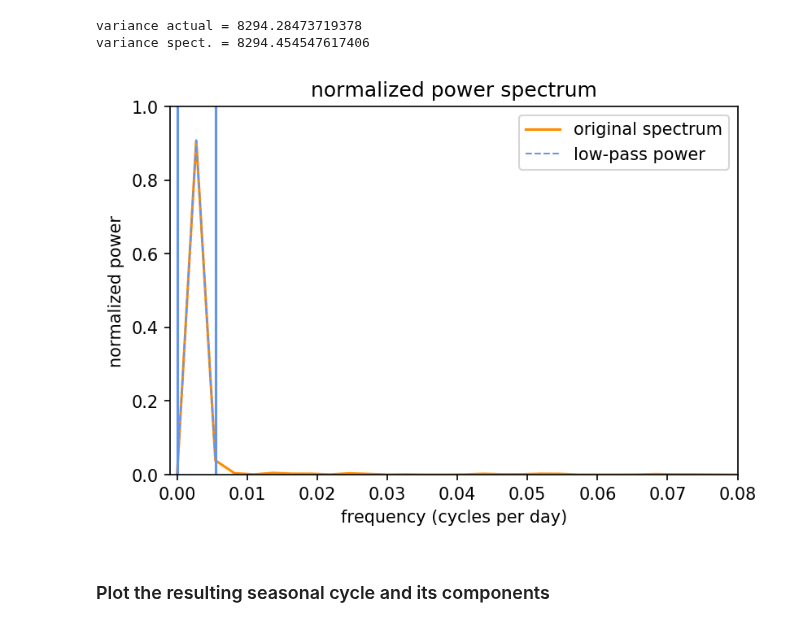
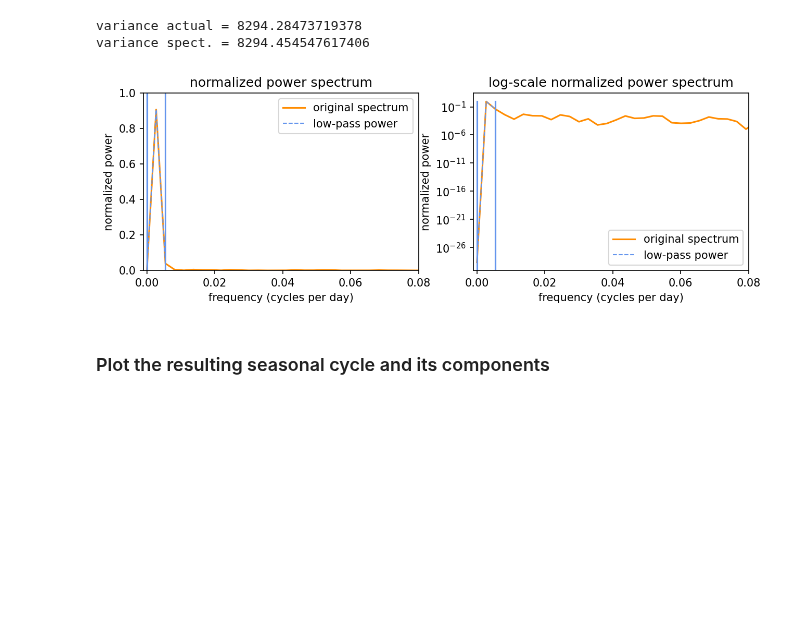
Before and after one commit to kjmayer/ats655-coursematerial, a Jupyter notebook: jupyter_notebooks/seasonal_cycle_filtering.ipynb, the cells around one changed output. Cells and saved outputs as stored; diff of their text form; code cells hidden in the pictures; blank space fills up the shorter version.

```diff
--- a/jupyter_notebooks/seasonal_cycle_filtering.ipynb
+++ b/jupyter_notebooks/seasonal_cycle_filtering.ipynb
@@ -4,11 +4,16 @@
 
 This example goes through step-by-step how to calculate (and remove) the seasonal cycle from a time series using FFTs.
 # %%
-#.............................................
-# IMPORT STATEMENTS
-#.............................................
 import numpy as np
 import matplotlib.pyplot as plt
 import matplotlib as mpl
 mpl.rcParams['figure.dpi'] = 150
 plt.rcParams['figure.figsize'] = (12.0/2, 8.0/2)
+
+# specify whether running on Colab or locally
+try:
+    import google.colab
+    IN_COLAB = True
+except:
+    IN_COLAB = False
+print('IN_COLAB = ' + str(IN_COLAB))
@@ -27,8 +34,13 @@ plt.rcParams['figure.figsize'] = (12.0/2, 8.0/2)
 # X = X[:,15,110] #latitude = 45N, longitude = 330E
 # np.savez('data/z500_daily_45N_330E.npz', X=X, TIME=TIME)
 # %%
-!wget
-da = np.load('data/z500_daily_45N_330E.npz')
+if(IN_COLAB == True):
+    !wget https://github.com/eabarnes1010/ats655-coursematerial/raw/master/jupyter_notebooks/data/z500_daily_45N_330E.npz
+    da = np.load('z500_daily_45N_330E.npz')
+else:
+    da = np.load('data/z500_daily_45N_330E.npz')
+
 X = da['X']
 TIME = da['TIME']
+print(X.shape)
 # %% [output]
@@ -171,26 +183,55 @@ variance spect. = 8294.454547617406
 # %%
 # plot spectrum and how we will only retain the first 3 harmonics (which includes the mean)
 # alternatively, we can only exclude the low frequencies (first 3 harmonics = mean + 2 lowest frequencies)
 
-plt.figure()
+#**********TRY TO MODIFY**************
+numHarm = 3
+#*************************************
+
+
+plt.figure(figsize=(10,3))
+
+#------- linear scale -------
+plt.subplot(1,2,1)
 plt.plot(freq,Ck2/np.sum(Ck2),'-', color = 'darkorange', label = 'original spectrum')
 plt.ylabel('normalized power')
 plt.xlabel('frequency (cycles per day)')
 plt.xlim(-.001,.08)
 plt.title('normalized power spectrum')
 plt.ylim(0,1.0)
 
 plt.plot((0,0),(0,1),'-', color = 'cornflowerblue', linewidth = 1.5)
-plt.plot((freq[2],freq[2]),[0,1],'-', color = 'cornflowerblue', linewidth = 1.5)
+plt.plot((freq[numHarm-1],freq[numHarm-1]),[0,1],'-', color = 'cornflowerblue', linewidth = 1.5)
 
 A = Ck2/np.sum(Ck2)
-A[3::] = 0.
-plt.plot(freq[0:3],A[0:3],'--', color = 'cornflowerblue' ,linewidth = 1, label = 'low-pass power')
+A[numHarm::] = 0.
+plt.plot(freq[0:numHarm],A[0:numHarm],'--', color = 'cornflowerblue' ,linewidth = 1, label = 'low-pass power')
 
+plt.yscale('linear')
 plt.legend()
+
+#------- log scale -------
+plt.subplot(1,2,2)
+plt.plot(freq,Ck2/np.sum(Ck2),'-', color = 'darkorange', label = 'original spectrum')
+plt.ylabel('normalized power')
+plt.xlabel('frequency (cycles per day)')
+plt.xlim(-.001,.08)
+plt.title('log-scale normalized power spectrum')
+# plt.ylim(0,1.0)
+
+plt.plot((0,0),(0,1),'-', color = 'cornflowerblue', linewidth = 1.5)
+plt.plot((freq[numHarm-1],freq[numHarm-1]),[0,1],'-', color = 'cornflowerblue', linewidth = 1.5)
+
+A = Ck2/np.sum(Ck2)
+A[numHarm::] = 0.
+plt.plot(freq[0:numHarm],A[0:numHarm],'--', color = 'cornflowerblue' ,linewidth = 1, label = 'low-pass power')
+
+plt.yscale('log')
+plt.legend()
+
 plt.show()
 # %% [output]
-[figure, old version]
+[figure, new version]
 # %%
 # low pass filter the data;
 # i.e. retain only the mean and the first two harmonics - set all other frequencies to zero
```
Also changed, not shown: parts of 5 cells of this notebook, 7 other files.
